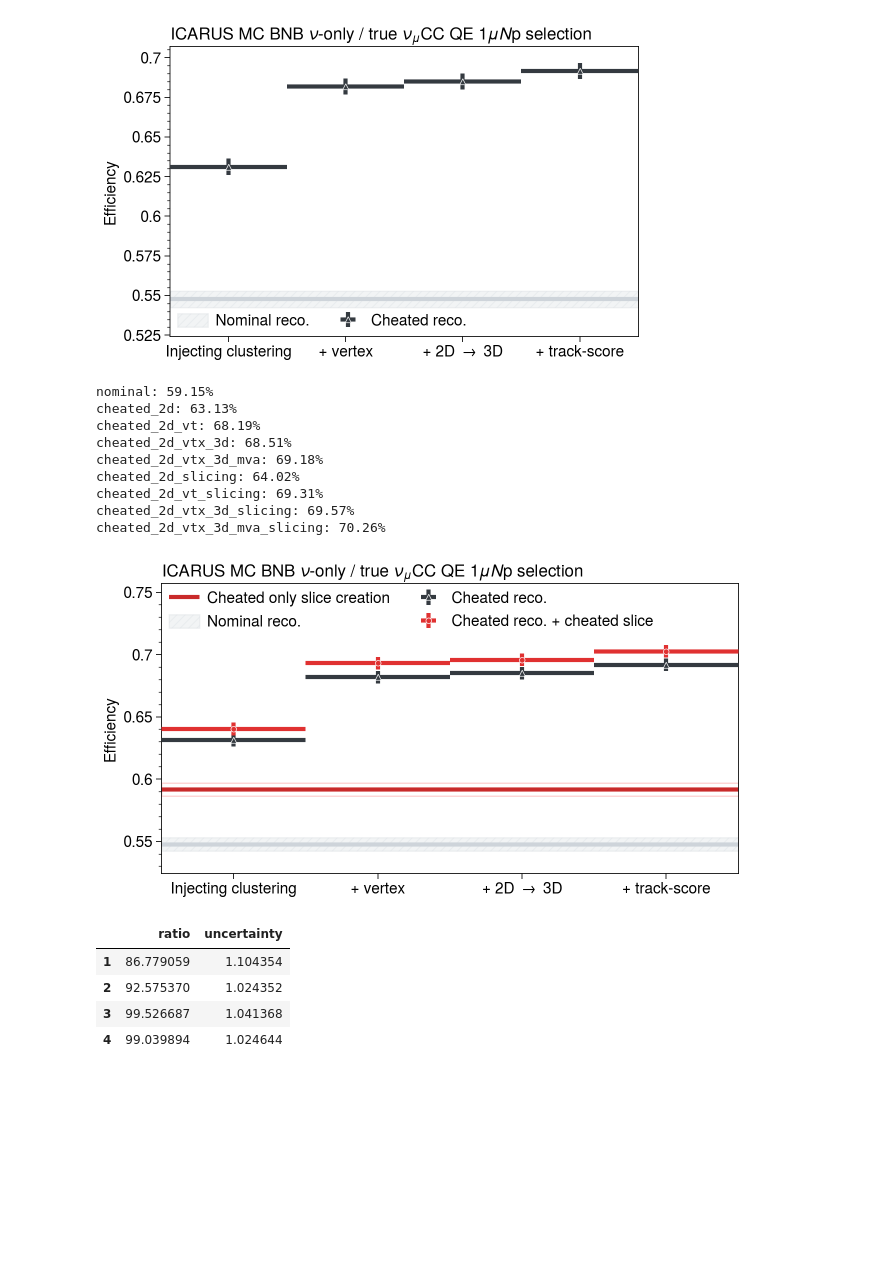
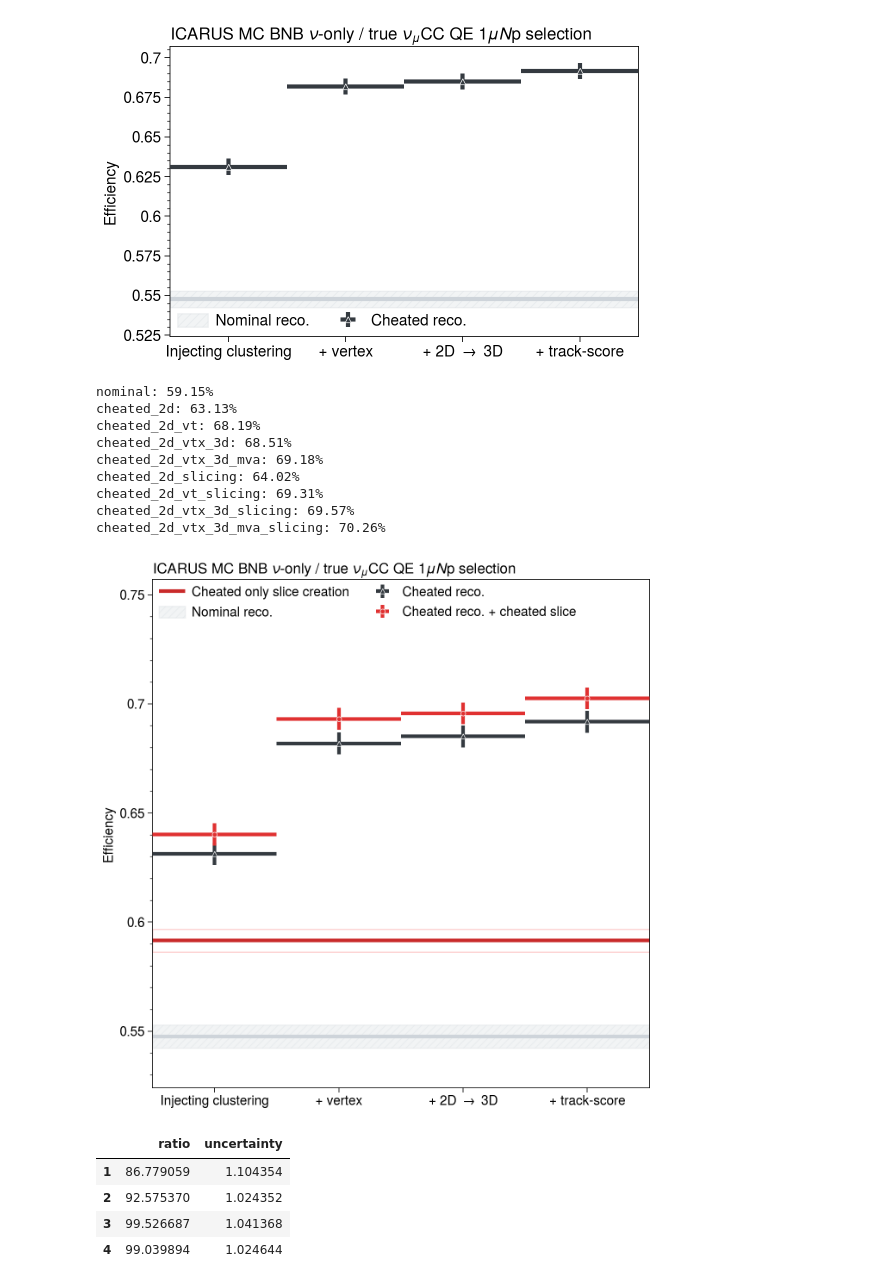
Before and after one commit to mattiasotgia/The_Empty_Hearse, a Jupyter notebook: notebooks/Np_plot.ipynb, the cells around one changed output. Drawn from its saved outputs; the diff is of its cells as text; code cells hidden in the pictures; blank space fills up the shorter version.

```diff
--- a/notebooks/Np_plot.ipynb
+++ b/notebooks/Np_plot.ipynb
@@ -341,7 +341,7 @@ CCNp_data = uproot.open('CCNp_efficiencyNoNu_cheatedSlice.root:efficiency_studie
 CCNp_analysis = Analysis(CCNp_data, hist.axis.Regular(1, 0.24, 2.4))
 
 fig, ax = plot.subplots(
-    width=6.5, height=3.5, ncols=1, nrows=1, ylabel=f'Efficiency',
+    width=6.5, height=6.5, ncols=1, nrows=1, ylabel=f'Efficiency',
     titlecolor='k', share=False, grid=False, # sharey='labs',
     ltitle=r'ICARUS MC BNB $\nu$-only / true $\nu_\mu$CC QE $1\mu N\mathrm{p}$ selection',
     xticks=[0, 1, 2, 3],
@@ -394,34 +394,34 @@ print(f'{'nominal'}: {efficiency[0]:.2%}')
 
 ## LADDER
 for i, tree in enumerate(trees):
     efficiency, uncertainty = CCNp_analysis.efficiency(tree)
     ax[0].errorbar(i, efficiency, yerr=uncertainty, **cheated_dict, color='gray8', fmt='^', label=('Cheated reco.' if i==0 else None), zorder=99)
     print(f'{tree}: {efficiency[0]:.2%}')
 
 for i, tree in enumerate(trees_slicing):
     efficiency, uncertainty = CCNp_analysis.efficiency(tree)
     ax[0].errorbar(i, efficiency, yerr=uncertainty, **cheated_dict, color='red8', fmt='o', label=('Cheated reco. + cheated slice' if i==0 else None), zorder=99)
     print(f'{tree}: {efficiency[0]:.2%}')
 
 # ax[1].format(urtitle='', ultitle=r'$1\mu1p$ selection')
 [axi.legend(loc='ul', ncols=2, order='F') for axi in ax]
 # [axi.set_title('Preliminary', color='k', loc='left', weight='bold') for axi in ax]
 
 ax.format(ylim=(0.524, 0.757))
 
 
 fig.savefig('plots_CCNp_test/CCNp_efficiencyNoNu_cheatingSlice.pdf', bbox_inches='tight')
 # %% [output]
 nominal: 59.15%
 cheated_2d: 63.13%
 cheated_2d_vt: 68.19%
 cheated_2d_vtx_3d: 68.51%
 cheated_2d_vtx_3d_mva: 69.18%
 cheated_2d_slicing: 64.02%
 cheated_2d_vt_slicing: 69.31%
 cheated_2d_vtx_3d_slicing: 69.57%
 cheated_2d_vtx_3d_mva_slicing: 70.26%
-[figure, old version]
+[figure, new version]
 # %%
 analysis = pd.DataFrame({
     'value': efficiencies,
```
Also changed, not shown: 29 other files.
